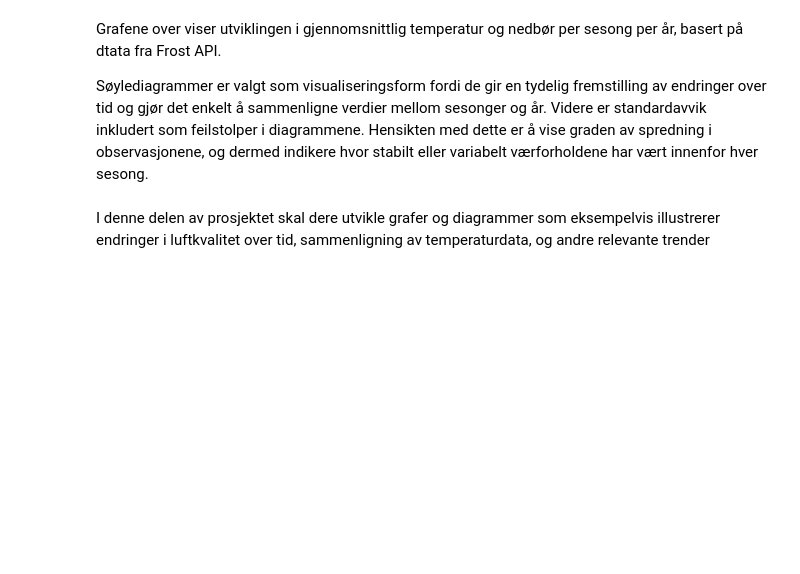
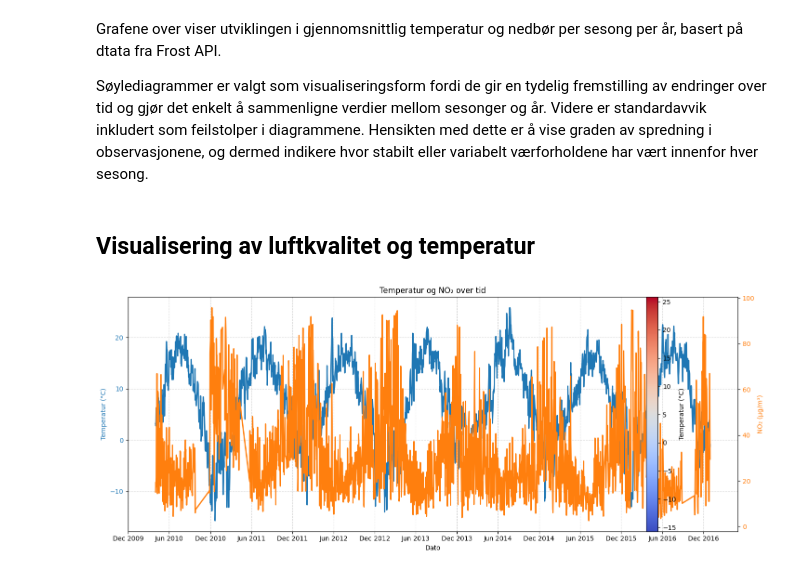
Before and after one commit to elisedre/Miljodataanalyseapplikasjon-, a Jupyter notebook: notebooks/data_visualization.ipynb, the cells around one changed output. Drawn from its saved outputs; the diff is of its cells as text; code cells hidden in the pictures; blank space fills up the shorter version.

Commit message:
Created visualization showing trends in air quality and temperature over time

```diff
--- a/notebooks/data_visualization.ipynb
+++ b/notebooks/data_visualization.ipynb
@@ -75,5 +75,33 @@ calculate_and_plot_seasonal_bars(df)
 Grafene over viser utviklingen i gjennomsnittlig temperatur og nedbør per sesong per år, basert på dtata fra Frost API.
 
 Søylediagrammer er valgt som visualiseringsform fordi de gir en tydelig fremstilling av endringer over tid og gjør det enkelt å sammenligne verdier mellom sesonger og år. Videre er standardavvik inkludert som feilstolper i diagrammene. Hensikten med dette er å vise graden av spredning i observasjonene, og dermed indikere hvor stabilt eller variabelt værforholdene har vært innenfor hver sesong.
-# %% [markdown]
- I denne delen av prosjektet skal dere utvikle grafer og diagrammer som eksempelvis illustrerer endringer i luftkvalitet over tid, sammenligning av temperaturdata, og andre relevante trender
+# %% [markdown]
+## Visualisering av luftkvalitet og temperatur
+# %%
+import json
+import sys
+import pandas as pd
+
+# Lese JSON-filen
+with open("../data/clean_data/frostAPI_clean_data.json", "r", encoding="utf-8") as file:
+    data_frost = json.load(file)
+
+with open("../data/clean_data/niluAPI_clean_data.json", "r", encoding="utf-8") as file:
+    data_nilu= json.load(file)
+
+# Gjør om listene til DataFrames
+frost_df = pd.DataFrame(data_frost)
+nilu_df = pd.DataFrame(data_nilu)
+
+# Datoene er i begge er datetime-objekter
+frost_df['Dato'] = pd.to_datetime(frost_df['Dato'])
+nilu_df['Dato'] = pd.to_datetime(nilu_df['Dato'])
+
+# Slå sammen på 'Dato'
+df = pd.merge(frost_df, nilu_df, on='Dato', how='inner')
+
+sys.path.insert(0, '../src/')
+from frostAPI.data_frostAPI import plot_no2_with_temperature
+plot_no2_with_temperature(df)
+# %% [output]
+[figure, added]
```
Also changed, not shown: parts of 2 cells of this notebook, 1 other file.
